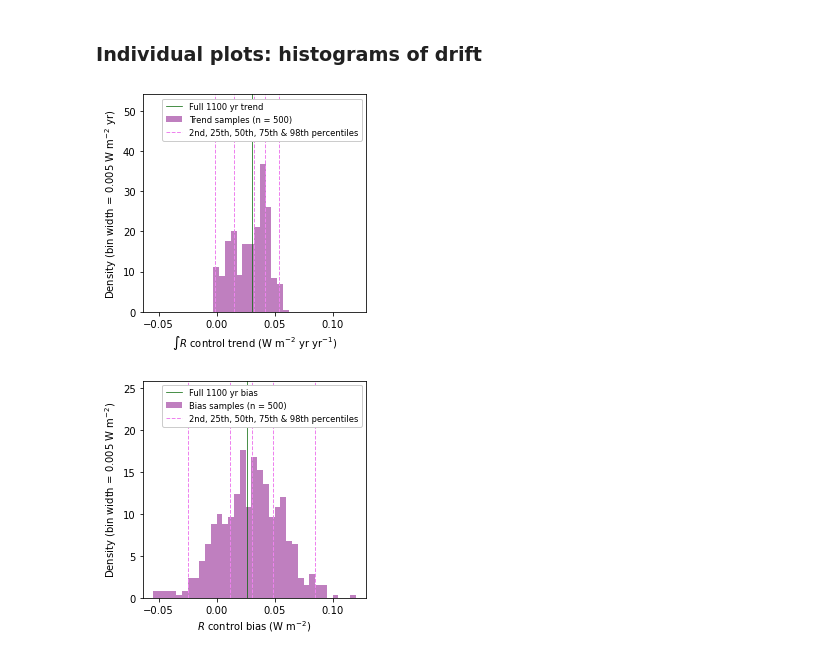
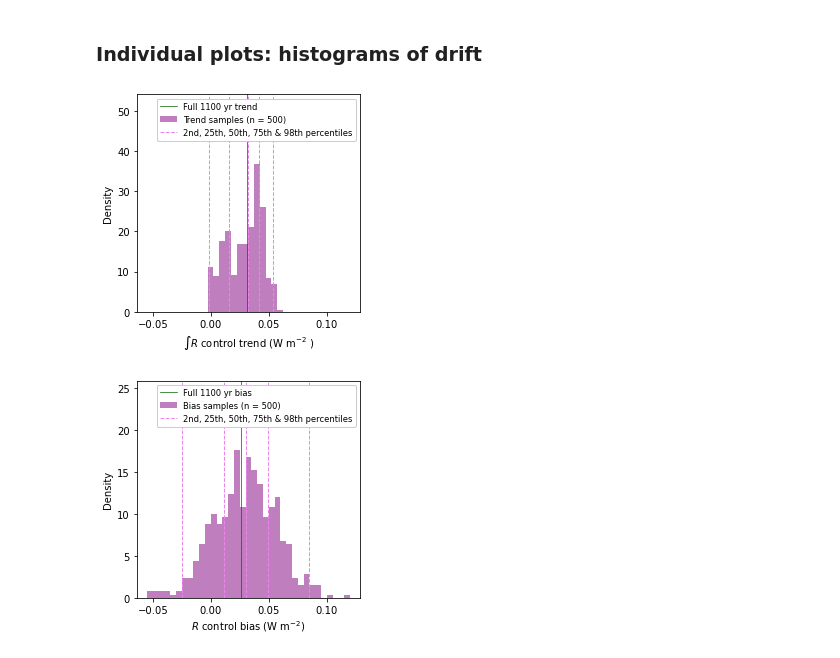
Before and after one commit to grandey/d22a-mcdc, a Jupyter notebook: mcdc_analysis_d22a.ipynb, the cells around one changed output. Drawn from its saved outputs; the diff is of its cells as text; code cells hidden in the pictures.

Commit message:
histogram_of_pi_trends_means(): correct bug in units labelling; do not show bin width in y-label.

```diff
--- a/mcdc_analysis_d22a.ipynb
+++ b/mcdc_analysis_d22a.ipynb
@@ -1089,37 +1089,38 @@ def histogram_of_pi_trends_means(source_member,
         if i == 0:  # label only once in legend
             label = '2nd, 25th, 50th, 75th & 98th percentiles'
         else:
             label = None
         ax.axvline(x=p, color='violet', linestyle='dashed', label=label, linewidth=1)
     # Labels, legend etc
     if plot_trends:
-        if pi_da.attrs["units"][-2:] == ' yr':  # yr and yr^-1 cancel
+        if pi_da.attrs["units"][-2:] == 'yr':  # yr and yr^-1 cancel
             xlabel = f'${variable}$ control trend ({pi_da.attrs["units"][:-2]})'
         else:
             xlabel = f'${variable}$ control trend ({pi_da.attrs["units"]}'+' yr$^{-1}$)'
     else:
         xlabel = f'${variable}$ control bias ({pi_da.attrs["units"]})'
     ax.set_xlabel(xlabel)
-    ax.set_ylabel(f'Density (bin width = {bin_width} {pi_da.attrs["units"]})')
+    ax.set_ylabel('Density')  # to include bin width info, swap with commented line below
+    #ax.set_ylabel(f'Density (bin width = {bin_width} {pi_da.attrs["units"]})')
     if title:
         ax.set_title(title)
     if legend:
         ax.set_ylim([0, ax.get_ylim()[1]*1.4])  # extend ylim so more room for legend
         ax.legend(fontsize='small', framealpha=1)
     return ax
 
 # Example
 source_member = source_member_list[-1]
 ax1 = histogram_of_pi_trends_means(source_member,
                                    variable='\int R', bin_width=0.005,
                                    plot_trends=True)
 ax2 = histogram_of_pi_trends_means(source_member,
                                    variable='R', bin_width=0.005,
                                    plot_trends=False)
 ax1.sharex(ax2)
 # %% [output]
-[figure, old version]
+[figure, new version]
-[figure, old version]
+[figure, new version]
 # %%
 ! date
 # %% [output]
```
Also changed, not shown: parts of 10 cells of this notebook.
